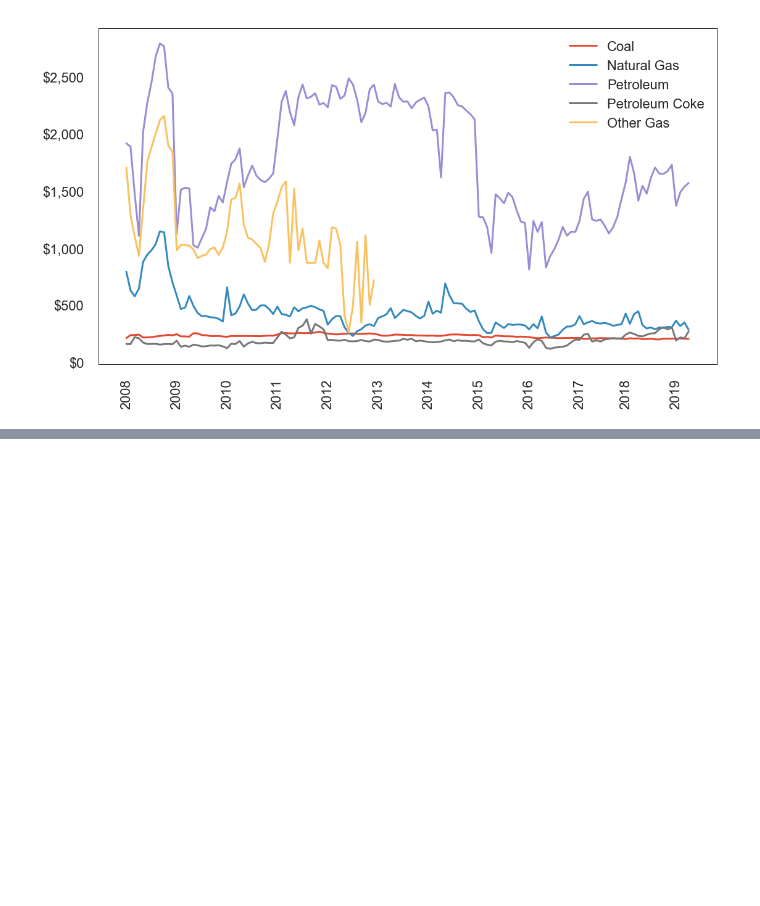
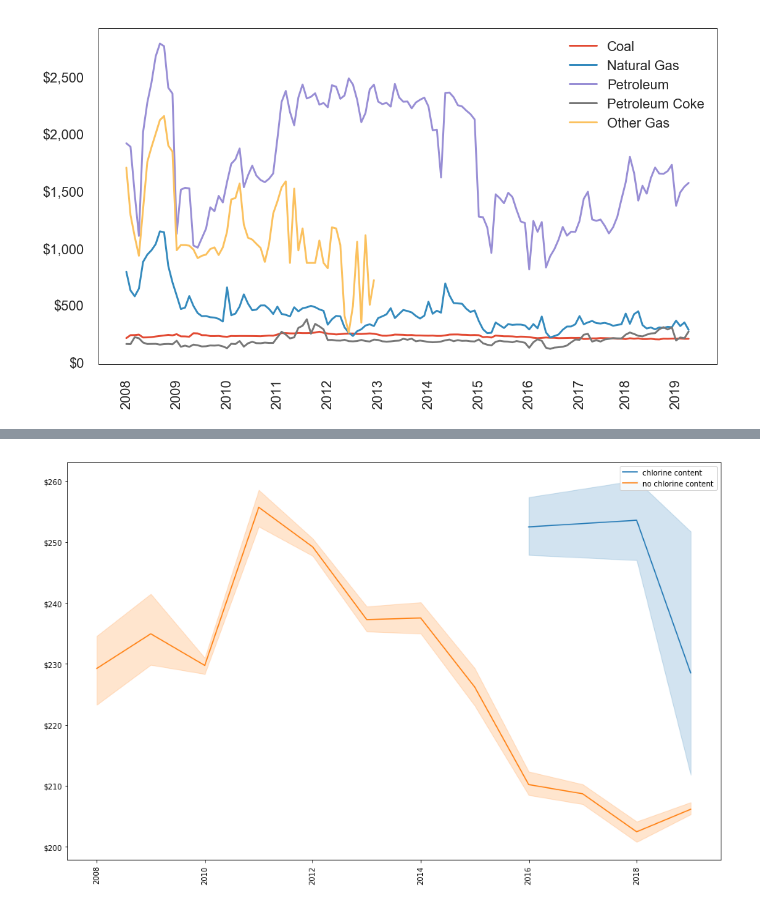
Before and after one commit to ortsed/eia-fuel-costs, a Jupyter notebook: 7-Analysis-and-Viz.ipynb, the cells around one changed output, grey strips where cells are left out. Cells and saved outputs as stored; diff of their text form; code cells hidden in the pictures; blank space fills up the shorter version.

Commit message:
Tuning models, adding cost function

```diff
--- a/7-Analysis-and-Viz.ipynb
+++ b/7-Analysis-and-Viz.ipynb
@@ -218,0 +226,23 @@ blah = a1.set_xticklabels(labels)
+# %%
+df_c1 = df[(df["fuel_group"] == "Coal") & (df["chlorine_content"] >0)].sort_values(["year", "month"])
+grouped1 = df_c1.groupby("year_month").median()
+df_c2 = df[(df["fuel_group"] == "Coal") & (df["chlorine_content"] <=0)].sort_values(["year","month"])
+grouped2 = df_c2.groupby("year_month").median()
+# %%
+fig = plt.figure(figsize=(16,10))
+plt.xticks(rotation=90)
+
+a1 = sns.lineplot(grouped1.year, grouped1.fuel_cost, label="chlorine content")
+a1 = sns.lineplot(grouped2.year, grouped2.fuel_cost, label="no chlorine content")
+
+plt.legend()
+
+plt.xlabel("")
+plt.ylabel("")
+yticks = list(plt.yticks())
+
+yticks = ['${:,}'.format(int(label)) for label in yticks[0]]
+blah = a1.set_yticklabels(yticks)
+#blah = a1.set_xticklabels(labels)
+# %% [output]
+[figure, added]
```
Also changed, not shown: parts of 4 cells of this notebook, 4 other files.
